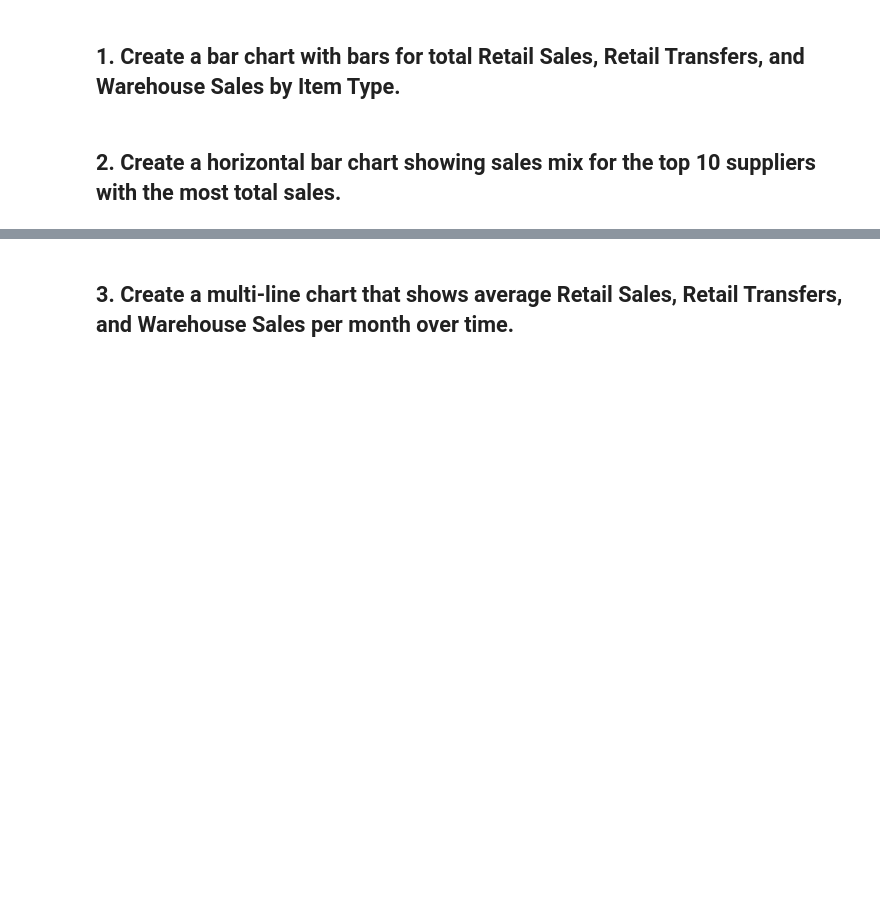
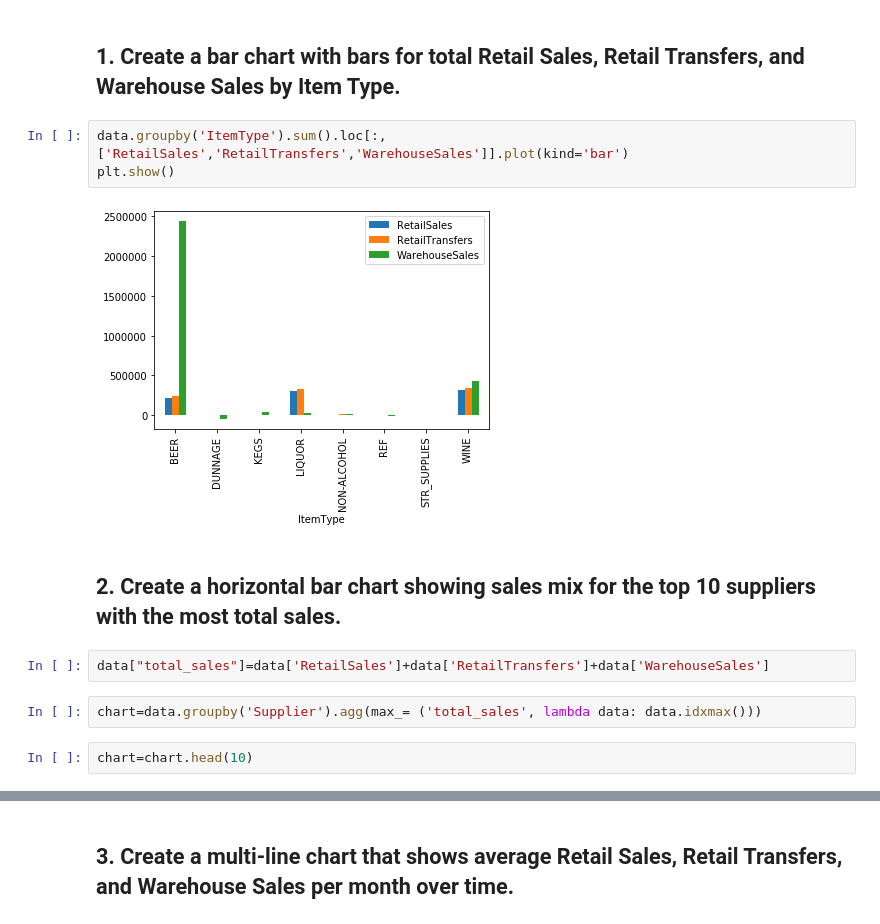
Before and after one commit to soledb94/datamad0320, a Jupyter notebook: module-2/lab-plotting-multiple-data-series/your-code/main.ipynb, the cells around one changed output, grey strips where cells are left out. Cells and saved outputs as stored; diff of their text form; blank space fills up the shorter version.

```diff
--- a/module-2/lab-plotting-multiple-data-series/your-code/main.ipynb
+++ b/module-2/lab-plotting-multiple-data-series/your-code/main.ipynb
@@ -16,4 +23,15 @@ data.head()
 # %% [markdown]
 ## 1. Create a bar chart with bars for total Retail Sales, Retail Transfers, and Warehouse Sales by Item Type.
+# %%
+data.groupby('ItemType').sum().loc[:,['RetailSales','RetailTransfers','WarehouseSales']].plot(kind='bar')
+plt.show()
+# %% [output]
+[figure, added]
 # %% [markdown]
 ## 2. Create a horizontal bar chart showing sales mix for the top 10 suppliers with the most total sales.
+# %%
+data["total_sales"]=data['RetailSales']+data['RetailTransfers']+data['WarehouseSales']
+# %%
+chart=data.groupby('Supplier').agg(max_= ('total_sales', lambda data: data.idxmax()))
+# %%
+chart=chart.head(10)
```
Also changed, not shown: parts of 13 cells of this notebook.
